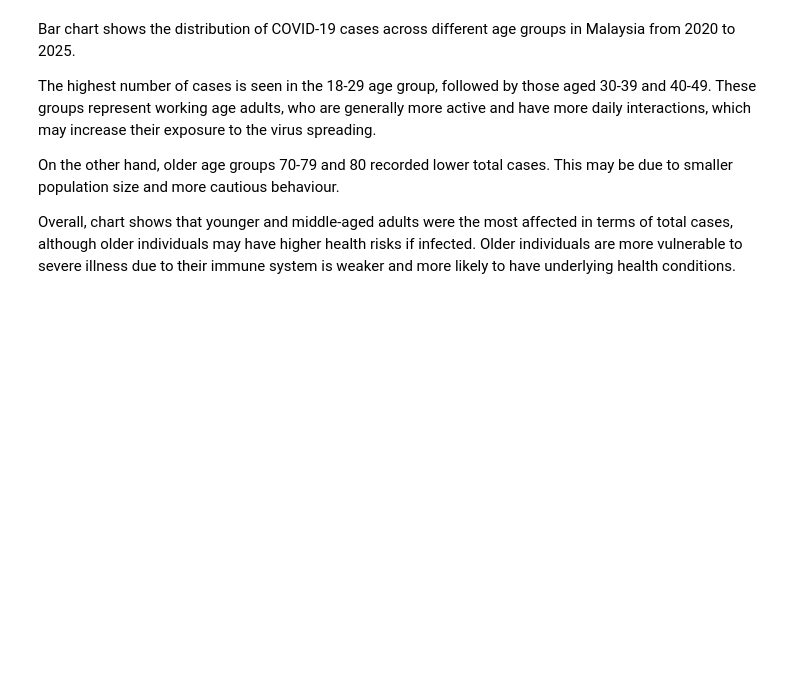
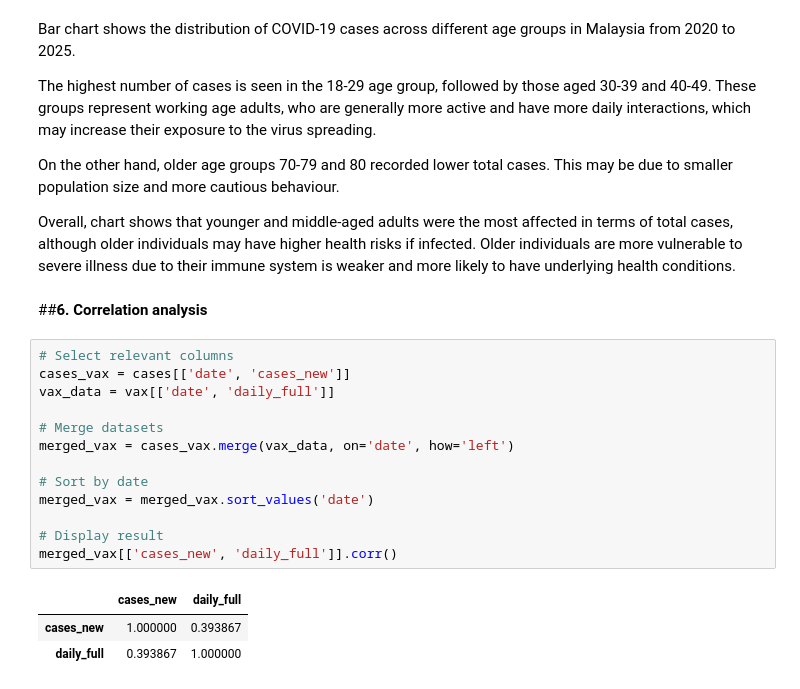
Before and after one commit to Julia-Mansor/MSc-Project-2-Data-Science, a Jupyter notebook: P170177_STQD6014__SEM2_2025_2026__Project2.ipynb, the cells around one changed output. Saved outputs shown, nothing was run; the diff lists cells and outputs as text; blank space fills up the shorter version.

```diff
--- a/P170177_STQD6014__SEM2_2025_2026__Project2.ipynb
+++ b/P170177_STQD6014__SEM2_2025_2026__Project2.ipynb
@@ -554,3 +554,22 @@ The highest number of cases is seen in the 18-29 age group, followed by those ag
 On the other hand, older age groups 70-79 and 80 recorded lower total cases. This may be due to smaller population size and more cautious behaviour.
 
 Overall, chart shows that younger and middle-aged adults were the most affected in terms of total cases, although older individuals may have higher health risks if infected. Older individuals are more vulnerable to severe illness due to their immune system is weaker and more likely to have underlying health conditions.
+# %% [markdown]
+##**6. Correlation analysis**
+# %%
+# Select relevant columns
+cases_vax = cases[['date', 'cases_new']]
+vax_data = vax[['date', 'daily_full']]
+
+# Merge datasets
+merged_vax = cases_vax.merge(vax_data, on='date', how='left')
+
+# Sort by date
+merged_vax = merged_vax.sort_values('date')
+
+# Display result
+merged_vax[['cases_new', 'daily_full']].corr()
+# %% [output]
+|  | cases_new | daily_full |
+| cases_new | 1.000000 | 0.393867 |
+| daily_full | 0.393867 | 1.000000 |
```
Also changed, not shown: parts of 6 cells of this notebook.
